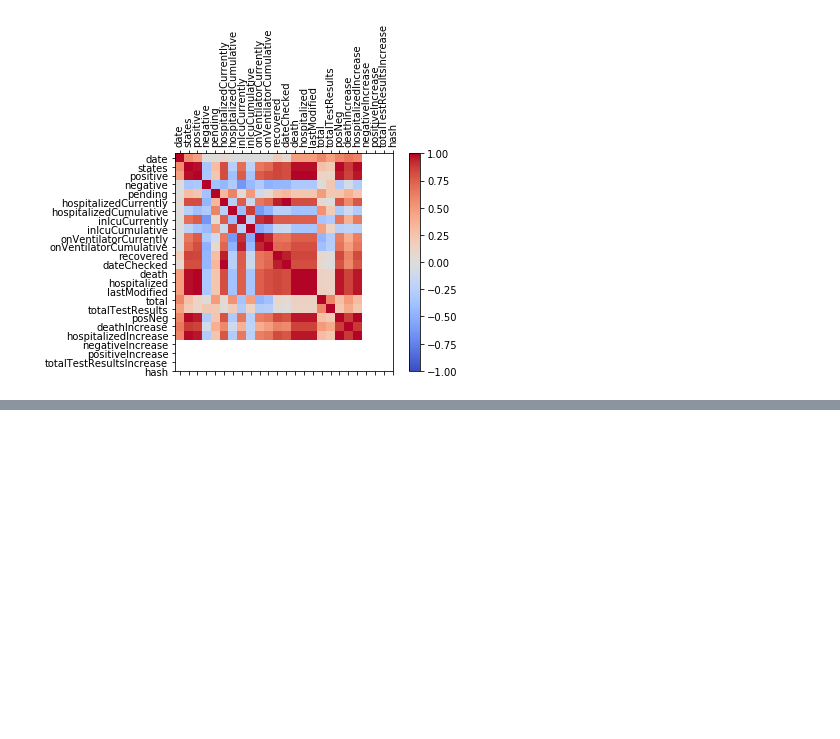
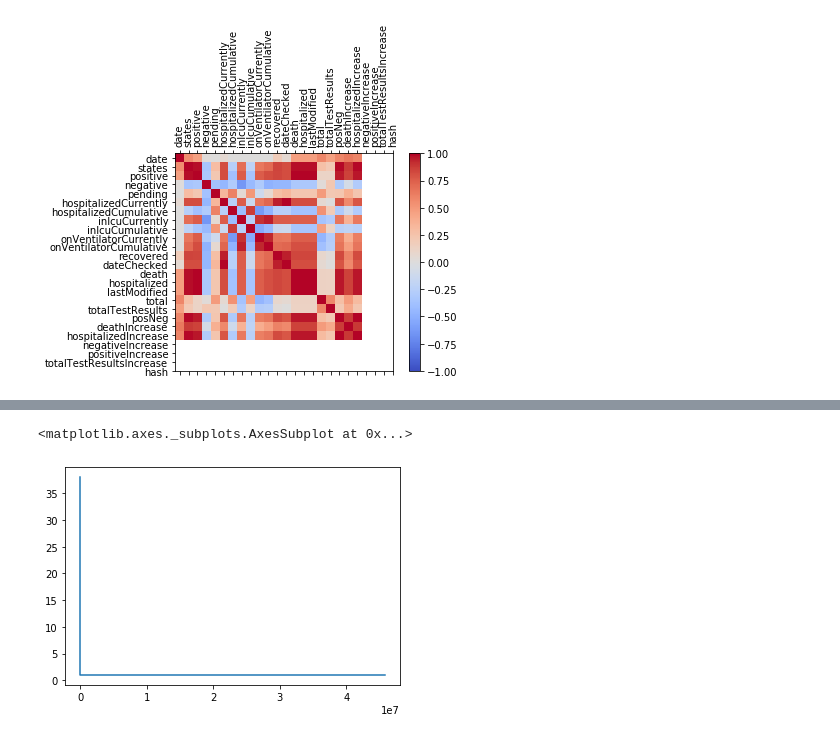
Before and after one commit to anu0012/COVID_Prediction, a Jupyter notebook: Correlation.ipynb, the cells around one changed output, grey strips where cells are left out. Cells and saved outputs as stored; diff of their text form; code cells hidden in the pictures; blank space fills up the shorter version.

```diff
--- a/Correlation.ipynb
+++ b/Correlation.ipynb
@@ -95,0 +117,5 @@ plt.show()
+# %%
+daily_data['negative'].value_counts().sort_index().plot.line()
+# %% [output]
+<matplotlib.axes._subplots.AxesSubplot at 0x...>
+[figure, added]
```
Also changed, not shown: parts of 8 cells of this notebook.
